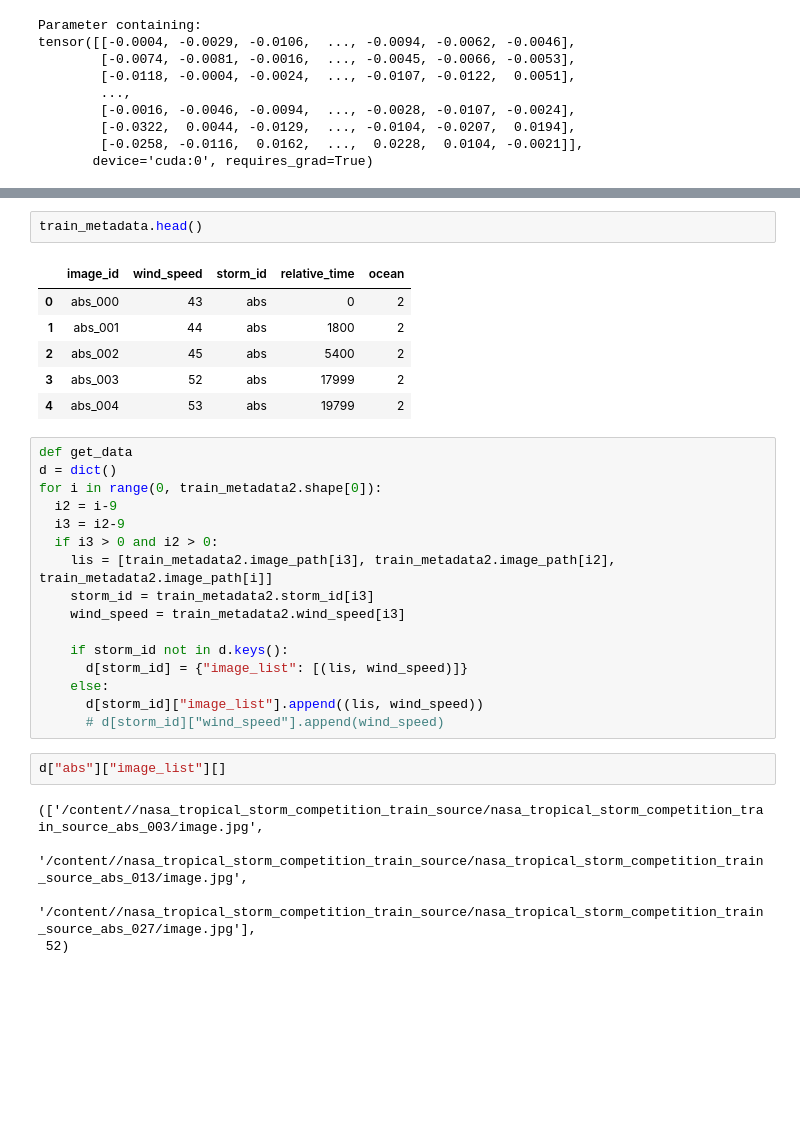
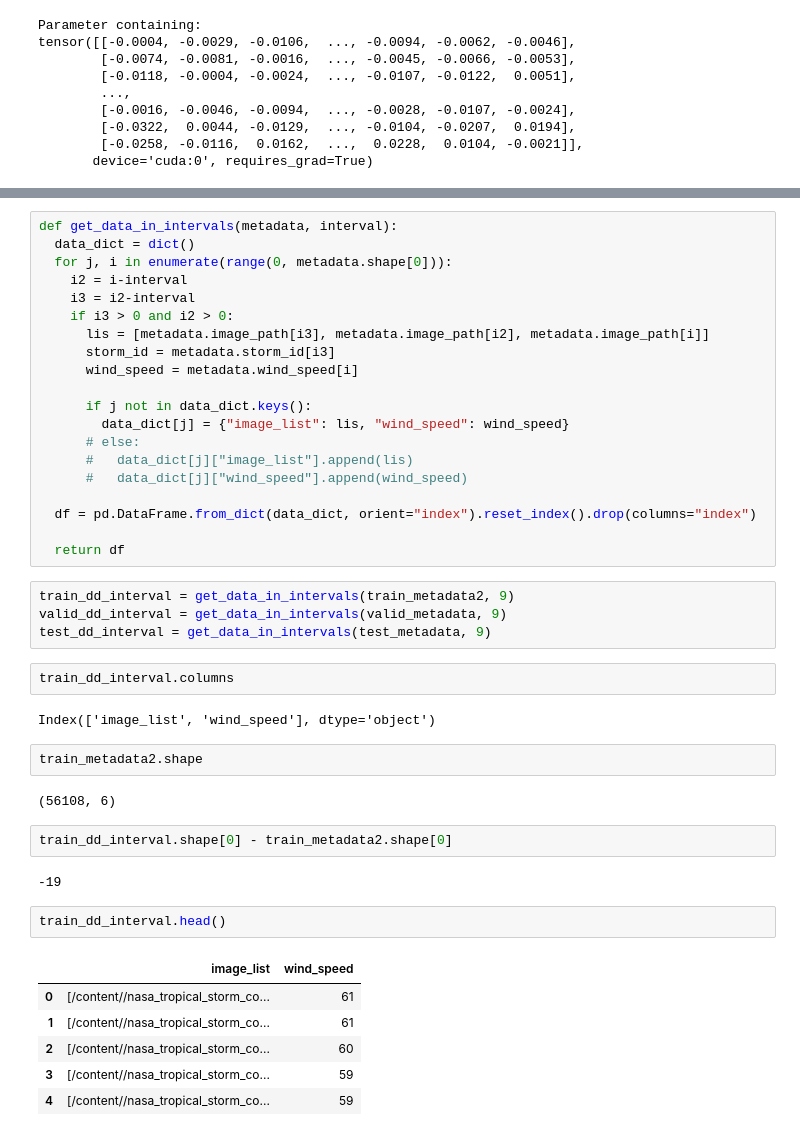
Before and after one commit to arshmodak/Hurricane-Wind-Speed-Prediction-using-Deep-Learning-and-Machine-Learning, a Jupyter notebook: Baseline_CNN.ipynb, the cells around one changed output, grey strips where cells are left out. Drawn from its saved outputs; the diff is of its cells as text; blank space fills up the shorter version.

```diff
--- a/Baseline_CNN.ipynb
+++ b/Baseline_CNN.ipynb
@@ -577,32 +671,45 @@ train_metadata.storm_id.str.split("_")
+# %%
+def get_data_in_intervals(metadata, interval):
+  data_dict = dict()
+  for j, i in enumerate(range(0, metadata.shape[0])):
+    i2 = i-interval
+    i3 = i2-interval
+    if i3 > 0 and i2 > 0:
+      lis = [metadata.image_path[i3], metadata.image_path[i2], metadata.image_path[i]]
+      storm_id = metadata.storm_id[i3]
+      wind_speed = metadata.wind_speed[i]
+
+      if j not in data_dict.keys():
+        data_dict[j] = {"image_list": lis, "wind_speed": wind_speed}
+      # else:
+      #   data_dict[j]["image_list"].append(lis)
+      #   data_dict[j]["wind_speed"].append(wind_speed)
+
+  df = pd.DataFrame.from_dict(data_dict, orient="index").reset_index().drop(columns="index")
+
+  return df
+# %%
+train_dd_interval = get_data_in_intervals(train_metadata2, 9)
+valid_dd_interval = get_data_in_intervals(valid_metadata, 9)
+test_dd_interval = get_data_in_intervals(test_metadata, 9)
+# %%
+train_dd_interval.columns
+# %% [output]
+Index(['image_list', 'wind_speed'], dtype='object')
+# %%
+train_metadata2.shape
+# %% [output]
+(56108, 6)
+# %%
+train_dd_interval.shape[0] - train_metadata2.shape[0]
+# %% [output]
+-19
 # %%
-train_metadata.head()
+train_dd_interval.head()
 # %% [output]
-|  | image_id | wind_speed | storm_id | relative_time | ocean |
-| 0 | abs_000 | 43 | abs | 0 | 2 |
-| 1 | abs_001 | 44 | abs | 1800 | 2 |
-| 2 | abs_002 | 45 | abs | 5400 | 2 |
-| 3 | abs_003 | 52 | abs | 17999 | 2 |
-| 4 | abs_004 | 53 | abs | 19799 | 2 |
+|  | image_list | wind_speed |
+| 0 | [/content//nasa_tropical_storm_co... | 61 |
+| 1 | [/content//nasa_tropical_storm_co... | 61 |
+| 2 | [/content//nasa_tropical_storm_co... | 60 |
+| 3 | [/content//nasa_tropical_storm_co... | 59 |
+| 4 | [/content//nasa_tropical_storm_co... | 59 |
-# %%
-def get_data
-d = dict()
-for i in range(0, train_metadata2.shape[0]):
-  i2 = i-9
-  i3 = i2-9
-  if i3 > 0 and i2 > 0:
-    lis = [train_metadata2.image_path[i3], train_metadata2.image_path[i2], train_metadata2.image_path[i]]
-    storm_id = train_metadata2.storm_id[i3]
-    wind_speed = train_metadata2.wind_speed[i3]
-
-    if storm_id not in d.keys():
-      d[storm_id] = {"image_list": [(lis, wind_speed)]}
-    else:
-      d[storm_id]["image_list"].append((lis, wind_speed))
-      # d[storm_id]["wind_speed"].append(wind_speed)
-# %%
-d["abs"]["image_list"][]
-# %% [output]
-(['/content//nasa_tropical_storm_competition_train_source/nasa_tropical_storm_competition_train_source_abs_003/image.jpg',
-  '/content//nasa_tropical_storm_competition_train_source/nasa_tropical_storm_competition_train_source_abs_013/image.jpg',
-  '/content//nasa_tropical_storm_competition_train_source/nasa_tropical_storm_competition_train_source_abs_027/image.jpg'],
- 52)
```
Also changed, not shown: parts of 39 cells of this notebook.
